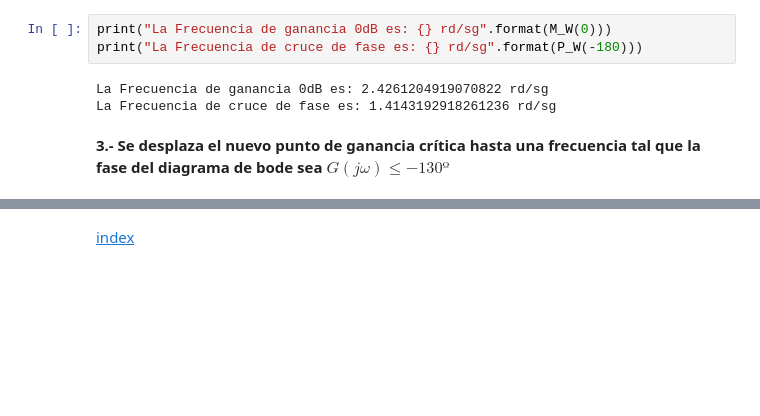
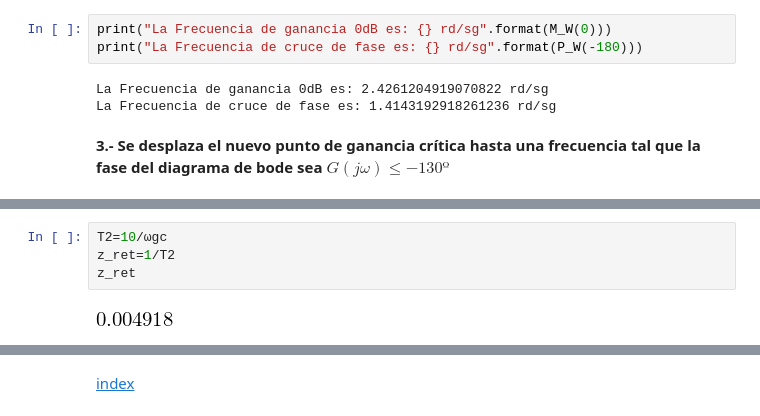
Before and after one commit to estevaofv/apuntes_automatica_II, a Jupyter notebook: Tecnica_de_compensacion_retraso-adelanto.ipynb, the cells around one changed output, grey strips where cells are left out. Drawn from its saved outputs; the diff is of its cells as text; blank space fills up the shorter version.

```diff
--- a/Tecnica_de_compensacion_retraso-adelanto.ipynb
+++ b/Tecnica_de_compensacion_retraso-adelanto.ipynb
@@ -141,0 +170,6 @@ La ganancia para la ganancia crítica es: 24.970845855303466 dB
+# %%
+T2=10/ωgc
+z_ret=1/T2
+z_ret
+# %% [output]
+[figure, added]
```
Also changed, not shown: parts of 24 cells of this notebook, 1 other file.
